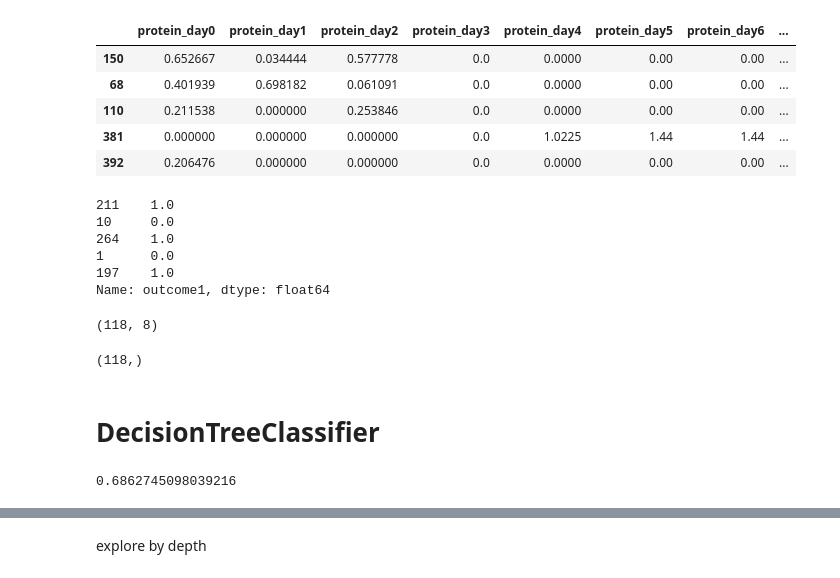
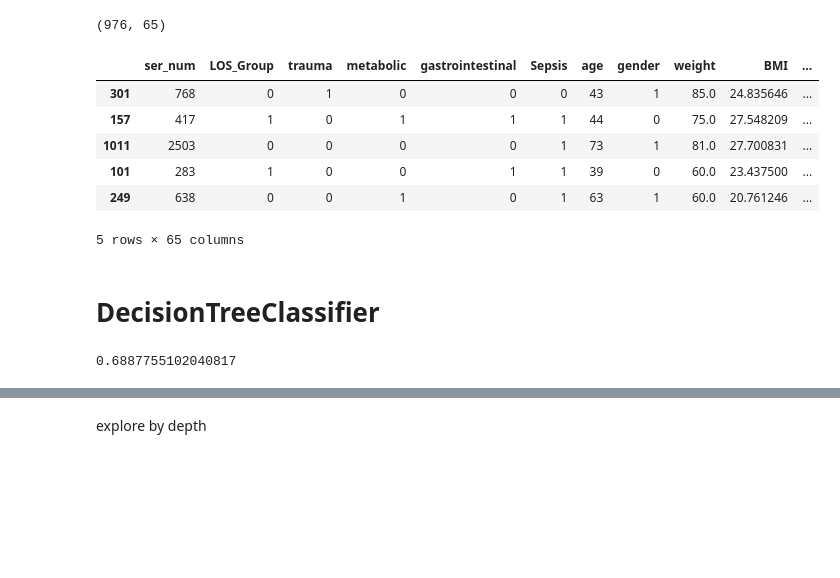
Before and after one commit to dvirs12345/Final-project, a Jupyter notebook: Hazana/DecisionTreeClassifier-only_portain.ipynb, the cells around one changed output, grey strips where cells are left out. Drawn from its saved outputs; the diff is of its cells as text; code cells hidden in the pictures; blank space fills up the shorter version.

```diff
--- a/Hazana/DecisionTreeClassifier-only_portain.ipynb
+++ b/Hazana/DecisionTreeClassifier-only_portain.ipynb
@@ -121,0 +3,5 @@ lest0.head()
+# %%
+import pandas as pd
+import numpy as np
+dataset=pd.read_excel("C:/Users/97254/Downloads/patient_level__ver 12_proj1_sn_5-13.xlsx", engine='openpyxl')
+print(dataset.shape)
@@ -121,0 +10,2 @@ lest0.head()
+# %%
+dataset = dataset[~dataset['age'].isin(['NAN'])]
@@ -121,0 +26,8 @@ lest0.head()
+# %%
+target = dataset[['ICU_mortality']]
+dataset=dataset.drop(['28_mortality'], axis=1)
+dataset=dataset.drop(['HOSP_mortality'], axis=1)
+dataset=dataset.drop(['90 days mortality'], axis=1)
+dataset=dataset.drop(['ICU_mortality'], axis=1)
+dataset=dataset.drop(['ICU_LOS'], axis=1)
+dataset.head()
@@ -121,0 +42,10 @@ lest0.head()
+# %%
+from sklearn.preprocessing import LabelEncoder
+le = LabelEncoder()
+dataset['active problems'] = le.fit_transform(dataset['active problems'].astype(str))
+dataset['background problems'] = le.fit_transform(dataset['background problems'].astype(str))
+dataset['gender'] = le.fit_transform(dataset['gender'].astype(str))
+dataset['feeding'] = le.fit_transform(dataset['feeding'].astype(str))
+dataset['LOS_Group'] = le.fit_transform(dataset['feeding'].astype(str))
+
+dataset.head()
@@ -122,35 +60,22 @@ lest0.head()
+# %%
+dataset.shape
+# %% [output]
+(976, 65)
 # %%
-x = lest0.iloc[:,1:9]   # Second column until the last column
-y = lest0.iloc[:,9]    # First column (Survived) is our target
+
 from sklearn.model_selection import train_test_split
 #this function randomly split the data into train and test sets
-x_train, x_test, y_train, y_test = train_test_split(x, y, test_size=.3)
+x_train, x_test, y_train, y_test = train_test_split(dataset, target, test_size=.2)
 #test_size=.3 means that our test set will be 30% of the train set.
 x_train.head()
 # %% [output]
-|  | protein_day0 | protein_day1 | protein_day2 | protein_day3 | protein_day4 | protein_day5 | protein_day6 | ... |
-| 150 | 0.652667 | 0.034444 | 0.577778 | 0.0 | 0.0000 | 0.00 | 0.00 | ... |
-| 68 | 0.401939 | 0.698182 | 0.061091 | 0.0 | 0.0000 | 0.00 | 0.00 | ... |
-| 110 | 0.211538 | 0.000000 | 0.253846 | 0.0 | 0.0000 | 0.00 | 0.00 | ... |
-| 381 | 0.000000 | 0.000000 | 0.000000 | 0.0 | 1.0225 | 1.44 | 1.44 | ... |
-| 392 | 0.206476 | 0.000000 | 0.000000 | 0.0 | 0.0000 | 0.00 | 0.00 | ... |
+|  | ser_num | LOS_Group | trauma | metabolic | gastrointestinal | Sepsis | age | gender | weight | BMI | ... |
+| 301 | 768 | 0 | 1 | 0 | 0 | 0 | 43 | 1 | 85.0 | 24.835646 | ... |
+| 157 | 417 | 1 | 0 | 1 | 1 | 1 | 44 | 0 | 75.0 | 27.548209 | ... |
+| 1011 | 2503 | 0 | 0 | 0 | 0 | 1 | 73 | 1 | 81.0 | 27.700831 | ... |
+| 101 | 283 | 1 | 0 | 0 | 1 | 1 | 39 | 0 | 60.0 | 23.437500 | ... |
+| 249 | 638 | 0 | 0 | 1 | 0 | 1 | 63 | 1 | 60.0 | 20.761246 | ... |
+5 rows × 65 columns
-# %%
-y_train.head()
-# %% [output]
-211    1.0
-10     0.0
-264    1.0
-1      0.0
-197    1.0
-Name: outcome1, dtype: float64
-# %%
-x_train.shape
-# %% [output]
-(118, 8)
-# %%
-y_train.shape
-# %% [output]
-(118,)
 # %% [markdown]
 # DecisionTreeClassifier
 # %%
@@ -159,11 +84,11 @@ dtree = DecisionTreeClassifier()
 dtree.fit(x_train, y_train)  #train parameters: features and target
 pred = dtree.predict(x_test)  #parameter: new data to predict
 # %%
-from sklearn.metrics import accuracy_score
+from sklearn.metrics import accuracy_score,recall_score
 accuracy_score(y_test, pred)
 #parameters: targets to be predicted and predictions from new data used before
 # %% [output]
-0.6862745098039216
+0.6887755102040817
 # %%
 dtree = DecisionTreeClassifier(criterion='gini')
 dtree.fit(x_train, y_train)
```
Also changed, not shown: parts of 23 cells of this notebook, 4 other files.
